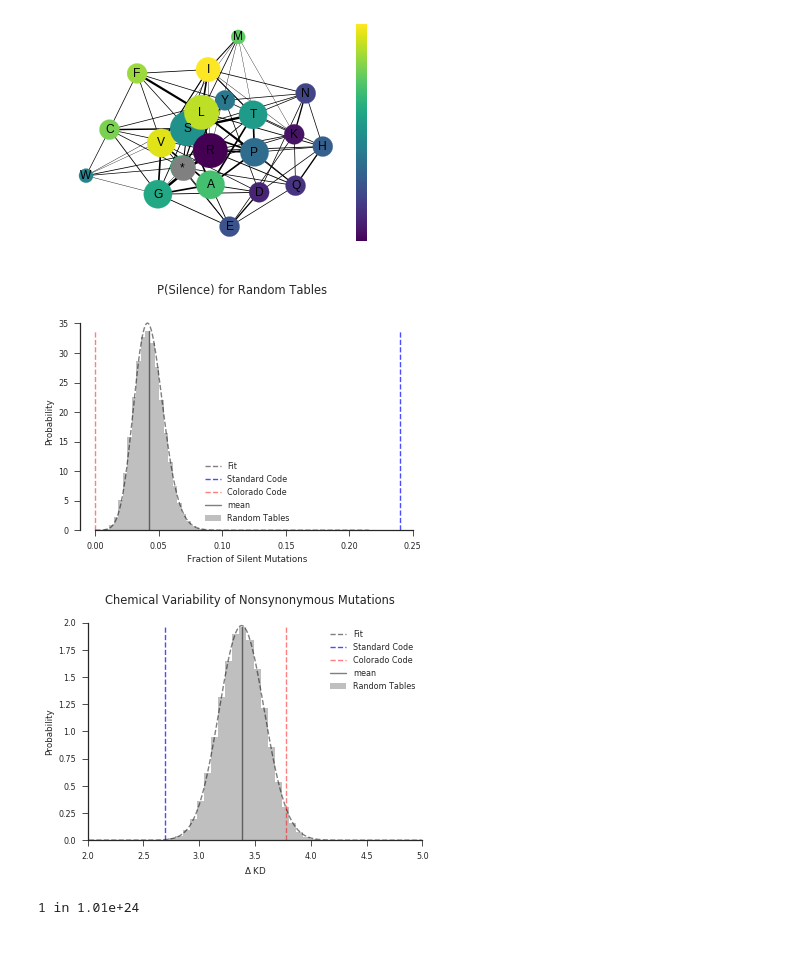
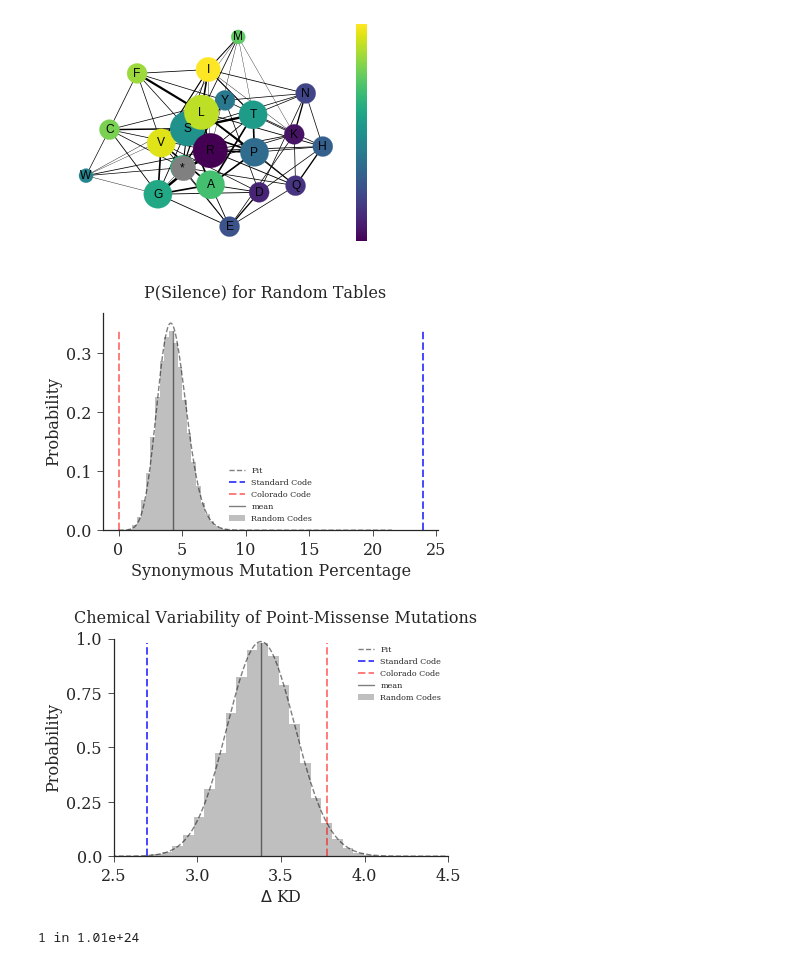
Before and after one commit to EndyLab/codon-tables, a Jupyter notebook: notebooks/fast_fail_figs.ipynb, the cells around one changed output. Drawn from its saved outputs; the diff is of its cells as text; code cells hidden in the pictures.

Commit message:
some fun little edits for figure 3

```diff
--- a/notebooks/fast_fail_figs.ipynb
+++ b/notebooks/fast_fail_figs.ipynb
@@ -83,6 +84,6 @@ def fitter(array):
     params = [s, loc, scale]
     plt.plot(x, pdf_fit, '--b', alpha=0.5, label='Fit')
     return x, pdf_fit, params
-x_silence, pdf_silence, param_silence = fitter(silencicities)
+x_silence, pdf_silence, param_silence = fitter(silencicities*100)
 x_mutate, pdf_mutate, param_mutate = fitter(mutabilities)
 # %% [output]
@@ -90,6 +91,6 @@ x_mutate, pdf_mutate, param_mutate = fitter(mutabilities)
 # %%
 # pickle data for data permanence
-to_dump = [silencicities, x_silence, pdf_silence, param_silence,
+to_dump = [silencicities*100, x_silence, pdf_silence, param_silence,
            mutabilities, x_mutate, pdf_mutate, param_mutate]
 with open('res/fig1d.pickle', 'wb') as handle:
     pickle.dump(to_dump, handle)
@@ -124,12 +125,21 @@ with open('res/fig1d.pickle', 'rb') as handle:
 sns.set_style('white')
 sns.set_style('ticks')
 
+labelsize=16
+width = 4
+height = width / 1.618
+
+plt.rc('font', family='serif')
+plt.rc('xtick', labelsize=labelsize)
+plt.rc('ytick', labelsize=labelsize)
+plt.rc('axes', labelsize=labelsize)
+
 # faster version of Silence plot: for when the values have already been calculated
 #weights = np.ones(len(silencicities))/len(silencicities)
 n, bins, patches = plt.hist(silencicities, 30, normed=1, #weights=weights,
-                            color='grey', alpha=0.5, label='Random Tables')
-plt.suptitle('P(Silence) for Random Tables')
-plt.xlabel('Fraction of Silent Mutations')
+                            color='grey', alpha=0.5, label='Random Codes')
+plt.suptitle('P(Silence) for Random Tables', fontsize=labelsize)
+plt.xlabel('Synonymous Mutation Percentage')
 plt.ylabel('Probability')
 # fit data
 def plotfit(x, pdf_fit):
@@ -141,9 +151,9 @@ plotfit(x_silence, pdf_silence)
 def silentLiner(table, n, color, alpha, label):
     # calculate silencicities
     Silencicity = utils.silencicity(table.codonDict)
-    Xs = np.ones(100)*Silencicity
+    Xs = np.ones(100)*Silencicity*100
     Ys = np.linspace(0, max(n), len(Xs))
-    plt.plot(Xs, Ys, '--', color=color, alpha=alpha, label=label)
+    plt.plot(Xs, Ys, '--', color=color, alpha=alpha, label=label, linewidth=2)
 # plot line showing Standard Code
 silentLiner(sc, n, 'blue', 0.7, 'Standard Code')
 # plot line showing colorado code
@@ -153,15 +163,16 @@ value = silencicities.mean()
 Xs = np.ones(100)*value
 Ys = np.linspace(0, max(n), len(Xs))
 plt.plot(Xs, Ys, '-', color='black', alpha=0.5, label='mean')
-#plt.xlim([0, 0.25])
+# plt.xlim([0, 25])
+# plt.ylim([0, 0.55])
 fig = plt.gcf()
 ax = plt.gca()
 #h, l = ax.get_legend_handles_labels()
 #h = [h[-1], h[0], h[1]]
 #l = [l[-1], l[0], l[1]]
 ax.legend()#h, l)
-sns.despine(trim=True)
-#plt.savefig('/home/jonathan/Dropbox/Lab/Fast Fail/Figures/Figure 1/silencicity.svg', bbox_inches='tight')
+sns.despine()#trim=True)
+plt.savefig('/home/jonathan/Dropbox/Lab/Fast Fail/Figures/Figure 1/silencicity.svg', bbox_inches='tight')
 plt.show()
 
 # Mutability
@@ -169,8 +180,8 @@ plt.show()
 # faster version of Silence plot: for when the values have already been calculated
 #weights = np.ones(len(silencicities))/len(silencicities)
 n, bins, patches = plt.hist(mutabilities, 30, normed=1, #weights=weights,
-                            color='grey', alpha=0.5, label='Random Tables')
-plt.suptitle('Chemical Variability of Nonsynonymous Mutations')
+                            color='grey', alpha=0.5, label='Random Codes')
+plt.suptitle('Chemical Variability of Point-Missense Mutations', fontsize=labelsize)
 plt.xlabel(r'$\Delta$ KD')
 plt.ylabel('Probability')
 # fit data
@@ -178,38 +189,38 @@ plotfit(x_mutate, pdf_mutate)
 #plt.xscale('log')
 # define function for plotting individual lines given codonDict
 def silentLiner2(table, n, color, alpha, label):
     # calculate silencicities
     mutability = utils.mutability(table.codonDict)
     Xs = np.ones(100)*mutability
     Ys = np.linspace(0, max(n), len(Xs))
-    plt.plot(Xs, Ys, '--', color=color, alpha=alpha, label=label)
+    plt.plot(Xs, Ys, '--', color=color, alpha=alpha, label=label, linewidth=2)
 # plot line showing Standard Code
 silentLiner2(sc, n, 'blue', 0.7, 'Standard Code')
 # plot line showing colorado code
 silentLiner2(col, n, 'red', 0.5, 'Colorado Code')
 #plot line showing random table
 value = mutabilities.mean()
 Xs = np.ones(100)*value
 Ys = np.linspace(0, max(n), len(Xs))
 plt.plot(Xs, Ys, '-', color='black', alpha=0.5, label='mean')
 # format ticks
 loc, __ = plt.yticks()
 ylabels = ['{0}'.format(num/4) for num in range(9)]
 plt.yticks(loc, ylabels)
 fig = plt.gcf()
 ax = plt.gca()
 #h, l = ax.get_legend_handles_labels()
 #h = [h[-1], h[0], h[1]]
 #l = [l[-1], l[0], l[1]]
 ax.legend()#h, l
 plt.ylim(0,2)
-plt.xlim(2,5)
+plt.xlim(2.5,4.5)
 sns.despine()
-# plt.savefig('/home/jonathan/Dropbox/Lab/Fast Fail/Figures/Figure 1/mutability.svg', bbox_inches='tight')
+plt.savefig('/home/jonathan/Dropbox/Lab/Fast Fail/Figures/Figure 1/mutability.svg', bbox_inches='tight')
 plt.show()
 # %% [output]
-[figure, old version]
+[figure, new version]
-[figure, old version]
+[figure, new version]
 # %%
 # calculate p value and 1 in foo of standard table silencicity
 [s, loc, scale] = param_silence
```
Also changed, not shown: parts of 12 cells of this notebook, 2 other files.
